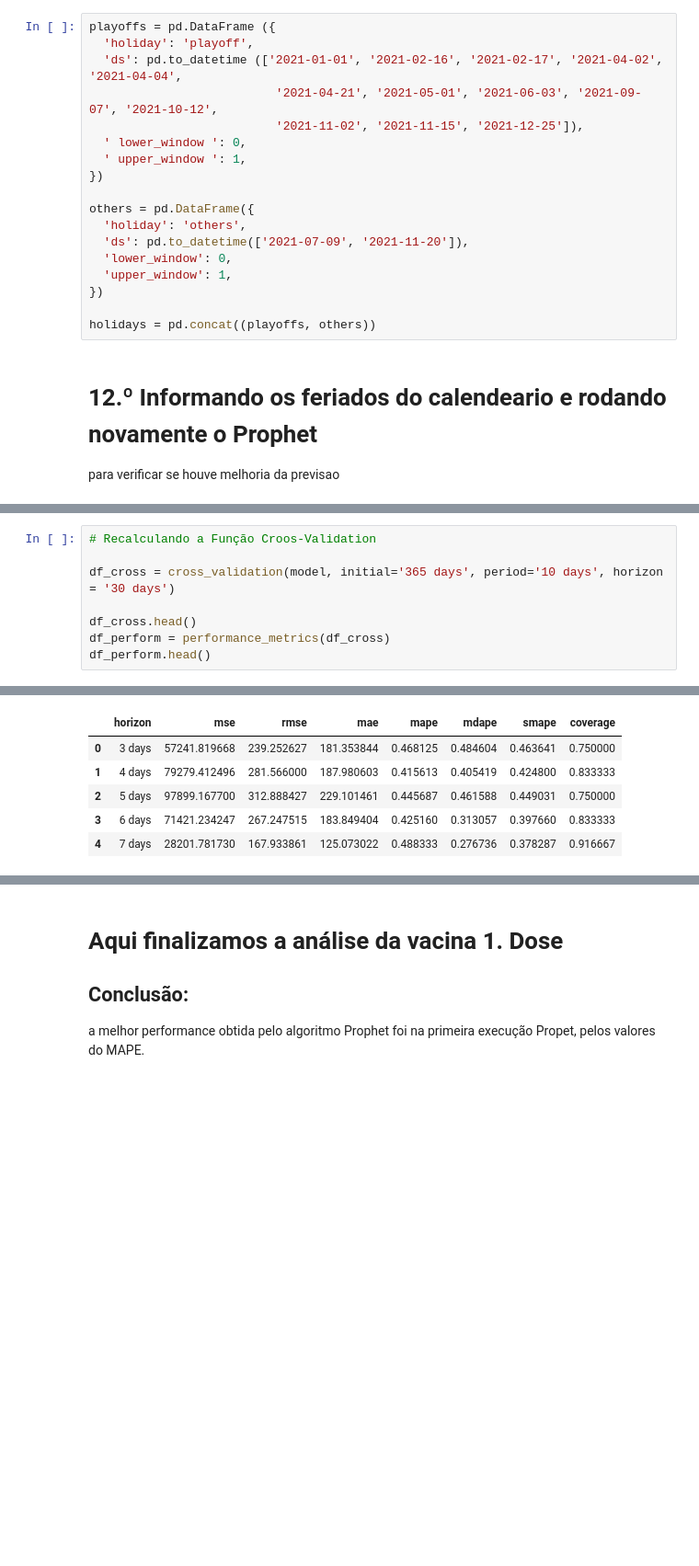
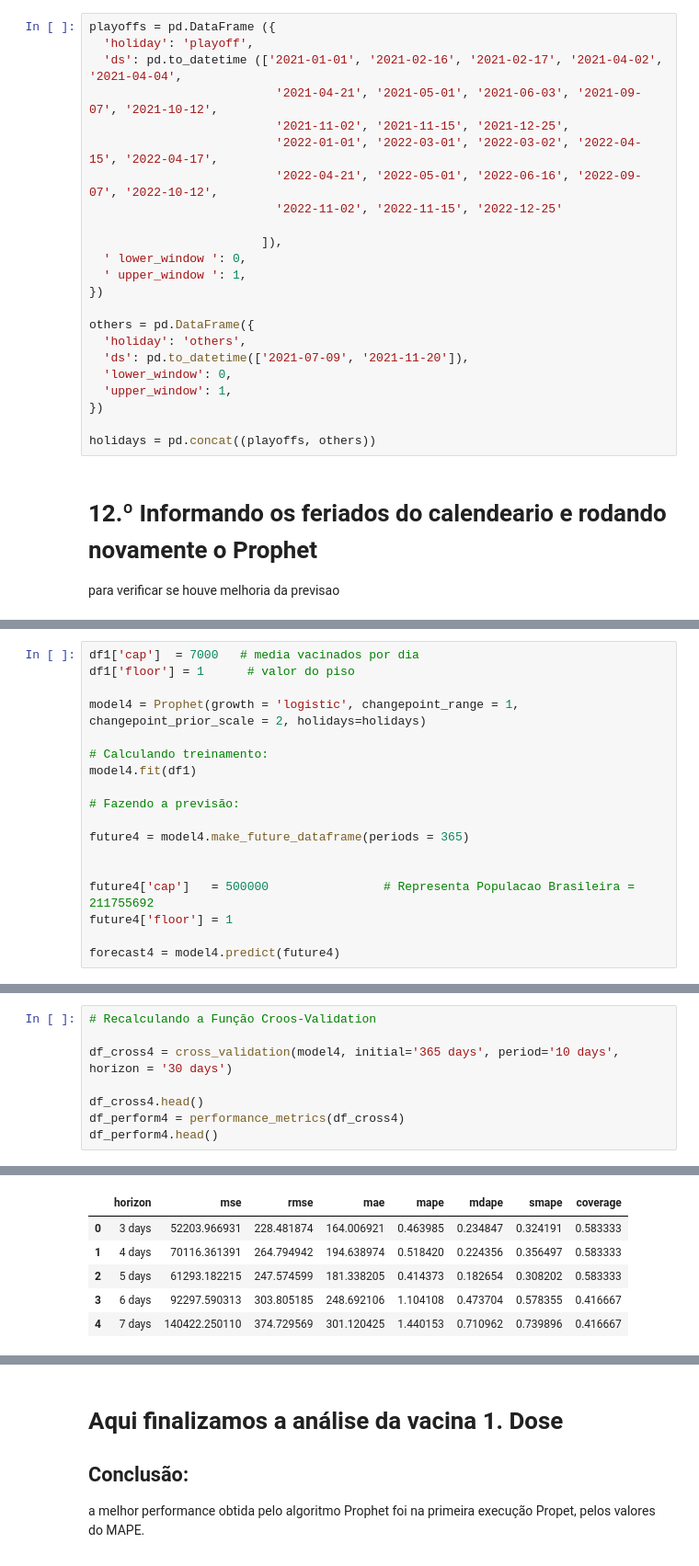
Before and after one commit to nubia-mp1211/Projeto-Final, a Jupyter notebook: ATUAL -Tratando-Vacinados e Previsoes.ipynb, the cells around one changed output, grey strips where cells are left out. Shown at 92% size. Drawn from its saved outputs; the diff is of its cells as text; blank space fills up the shorter version.

```diff
--- a/ATUAL -Tratando-Vacinados e Previsoes.ipynb
+++ b/ATUAL -Tratando-Vacinados e Previsoes.ipynb
@@ -701,7 +710,12 @@ playoffs = pd.DataFrame ({
   'holiday': 'playoff',
   'ds': pd.to_datetime (['2021-01-01', '2021-02-16', '2021-02-17', '2021-04-02', '2021-04-04',
                           '2021-04-21', '2021-05-01', '2021-06-03', '2021-09-07', '2021-10-12',
-                          '2021-11-02', '2021-11-15', '2021-12-25']),
+                          '2021-11-02', '2021-11-15', '2021-12-25',
+                          '2022-01-01', '2022-03-01', '2022-03-02', '2022-04-15', '2022-04-17',
+                          '2022-04-21', '2022-05-01', '2022-06-16', '2022-09-07', '2022-10-12',
+                          '2022-11-02', '2022-11-15', '2022-12-25'
+
+                        ]),
   ' lower_window ': 0,
   ' upper_window ': 1,
 })
@@ -743,0 +734,18 @@ INFO:prophet:Disabling daily seasonality. Run prophet with daily_seasonality=Tru
+# %%
+df1['cap']  = 7000   # media vacinados por dia
+df1['floor'] = 1      # valor do piso
+
+model4 = Prophet(growth = 'logistic', changepoint_range = 1, changepoint_prior_scale = 2, holidays=holidays)
+
+# Calculando treinamento:
+model4.fit(df1)
+
+# Fazendo a previsão:
+
+future4 = model4.make_future_dataframe(periods = 365)
+
+
+future4['cap']   = 500000                # Representa Populacao Brasileira = 211755692
+future4['floor'] = 1
+
+forecast4 = model4.predict(future4)
@@ -744,19 +755,19 @@ INFO:prophet:Disabling daily seasonality. Run prophet with daily_seasonality=Tru
 # %%
 # Recalculando a Função Croos-Validation
 
-df_cross = cross_validation(model, initial='365 days', period='10 days', horizon = '30 days')
+df_cross4 = cross_validation(model4, initial='365 days', period='10 days', horizon = '30 days')
 
-df_cross.head()
-df_perform = performance_metrics(df_cross)
-df_perform.head()
+df_cross4.head()
+df_perform4 = performance_metrics(df_cross4)
+df_perform4.head()
 # %% [output]
 INFO:prophet:Making 4 forecasts with cutoffs between 2021-03-26 00:00:00 and 2021-04-25 00:00:00
 |  | horizon | mse | rmse | mae | mape | mdape | smape | coverage |
-| 0 | 3 days | 57241.819668 | 239.252627 | 181.353844 | 0.468125 | 0.484604 | 0.463641 | 0.750000 |
-| 1 | 4 days | 79279.412496 | 281.566000 | 187.980603 | 0.415613 | 0.405419 | 0.424800 | 0.833333 |
-| 2 | 5 days | 97899.167700 | 312.888427 | 229.101461 | 0.445687 | 0.461588 | 0.449031 | 0.750000 |
-| 3 | 6 days | 71421.234247 | 267.247515 | 183.849404 | 0.425160 | 0.313057 | 0.397660 | 0.833333 |
-| 4 | 7 days | 28201.781730 | 167.933861 | 125.073022 | 0.488333 | 0.276736 | 0.378287 | 0.916667 |
+| 0 | 3 days | 52203.966931 | 228.481874 | 164.006921 | 0.463985 | 0.234847 | 0.324191 | 0.583333 |
+| 1 | 4 days | 70116.361391 | 264.794942 | 194.638974 | 0.518420 | 0.224356 | 0.356497 | 0.583333 |
+| 2 | 5 days | 61293.182215 | 247.574599 | 181.338205 | 0.414373 | 0.182654 | 0.308202 | 0.583333 |
+| 3 | 6 days | 92297.590313 | 303.805185 | 248.692106 | 1.104108 | 0.473704 | 0.578355 | 0.416667 |
+| 4 | 7 days | 140422.250110 | 374.729569 | 301.120425 | 1.440153 | 0.710962 | 0.739896 | 0.416667 |
 # %%
 # Plotting a Performance: MAPE (Mean absolute percentage error)
 #
```
Also changed, not shown: parts of 75 cells of this notebook.
